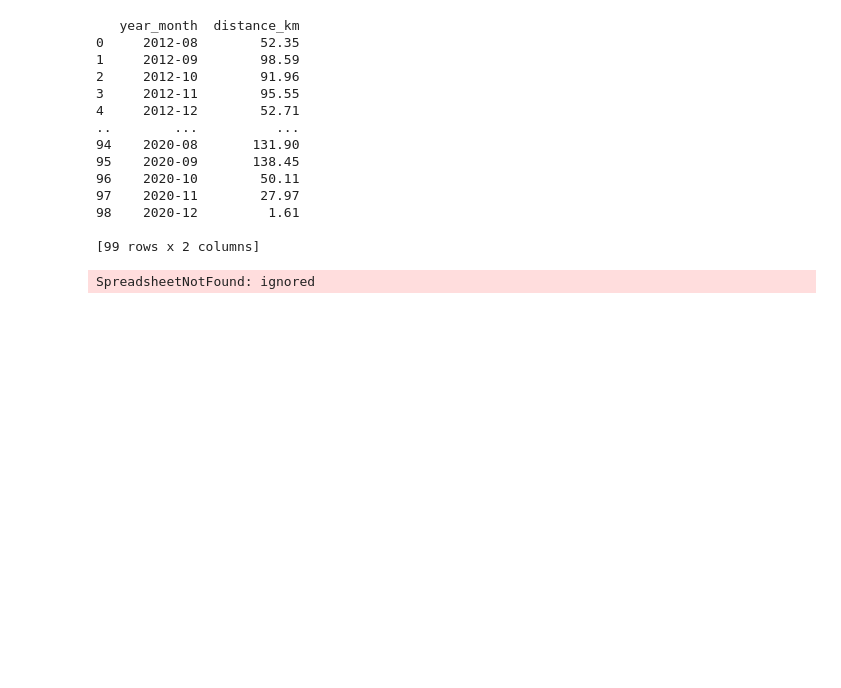
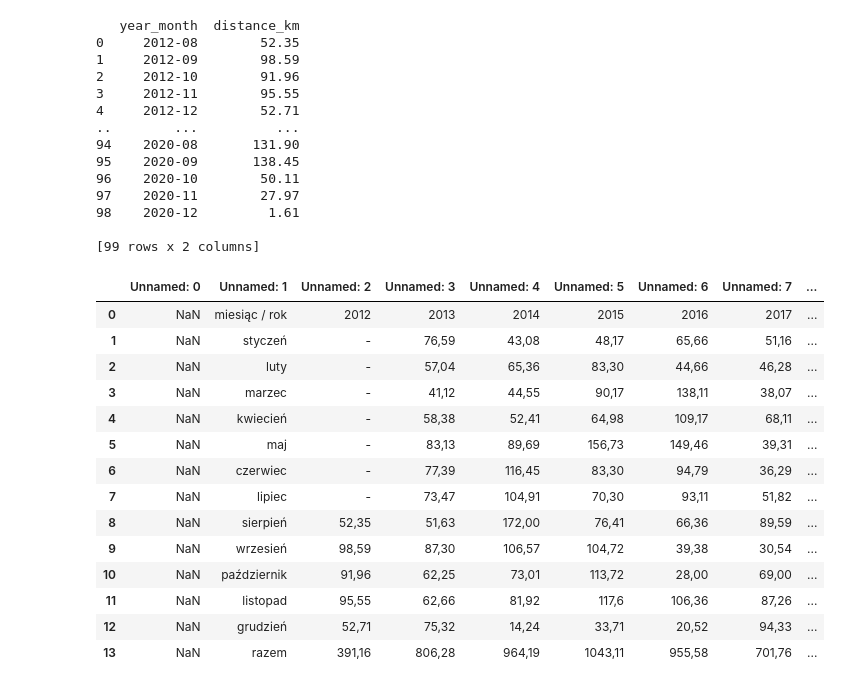
Before and after one commit to slawomirzurek/SQL_Course_2_Solutions, a Jupyter notebook: Workouts2.ipynb, the cells around one changed output. Cells and saved outputs as stored; diff of their text form; code cells hidden in the pictures; blank space fills up the shorter version.

Commit message:
Utworzono za pomocą Colaboratory

```diff
--- a/Workouts2.ipynb
+++ b/Workouts2.ipynb
@@ -144,22 +144,36 @@ print(result)
 98    2020-12         1.61
 
 [99 rows x 2 columns]
-# %%
-import gspread
-import pandas as pd
-from google.colab import auth
-auth.authenticate_user()
-from google.auth import default
-
-creds, _ = default()
-gc = gspread.authorize(creds)
-
-sheets = gc.open('/content/drive/MyDrive/Sport/Treningi sportowe/Moje statystyki sportowe.gsheet').worksheets()
-if len(sheets) > 0:
-    print("Sheets found:")
-    for sheet in sheets:
-        print(sheet.title)
-else:
-    print("Sheet not found")
-# %% [output]
-SpreadsheetNotFound: ignored
+# %%
+import pandas as pd
+
+# Link do publicznego pliku Google Sheets
+google_sheets_link = 'https://docs.google.com/spreadsheets/d/1sKQRBWY5xvY-erhFxXo0bC0pTpZT6QUUMx1fjLngGk0/edit?usp=drive_link'
+
+# Ekstrakcja klucza dokumentu z linku
+document_key = google_sheets_link.split('/')[-2]
+
+# Tworzenie linku do arkusza
+worksheet_link = f'https://docs.google.com/spreadsheets/d/{document_key}/export?format=csv'
+
+# Wczytanie danych bezpośrednio z linku
+df = pd.read_csv(worksheet_link)
+
+# Wyświetlanie wynikowego DataF
+display(df)
+# %% [output]
+|  | Unnamed: 0 | Unnamed: 1 | Unnamed: 2 | Unnamed: 3 | Unnamed: 4 | Unnamed: 5 | Unnamed: 6 | Unnamed: 7 | ... |
+| 0 | NaN | miesiąc / rok | 2012 | 2013 | 2014 | 2015 | 2016 | 2017 | ... |
+| 1 | NaN | styczeń | - | 76,59 | 43,08 | 48,17 | 65,66 | 51,16 | ... |
+| 2 | NaN | luty | - | 57,04 | 65,36 | 83,30 | 44,66 | 46,28 | ... |
+| 3 | NaN | marzec | - | 41,12 | 44,55 | 90,17 | 138,11 | 38,07 | ... |
+| 4 | NaN | kwiecień | - | 58,38 | 52,41 | 64,98 | 109,17 | 68,11 | ... |
+| 5 | NaN | maj | - | 83,13 | 89,69 | 156,73 | 149,46 | 39,31 | ... |
+| 6 | NaN | czerwiec | - | 77,39 | 116,45 | 83,30 | 94,79 | 36,29 | ... |
+| 7 | NaN | lipiec | - | 73,47 | 104,91 | 70,30 | 93,11 | 51,82 | ... |
+| 8 | NaN | sierpień | 52,35 | 51,63 | 172,00 | 76,41 | 66,36 | 89,59 | ... |
+| 9 | NaN | wrzesień | 98,59 | 87,30 | 106,57 | 104,72 | 39,38 | 30,54 | ... |
+| 10 | NaN | październik | 91,96 | 62,25 | 73,01 | 113,72 | 28,00 | 69,00 | ... |
+| 11 | NaN | listopad | 95,55 | 62,66 | 81,92 | 117,6 | 106,36 | 87,26 | ... |
+| 12 | NaN | grudzień | 52,71 | 75,32 | 14,24 | 33,71 | 20,52 | 94,33 | ... |
+| 13 | NaN | razem | 391,16 | 806,28 | 964,19 | 1043,11 | 955,58 | 701,76 | ... |
```
